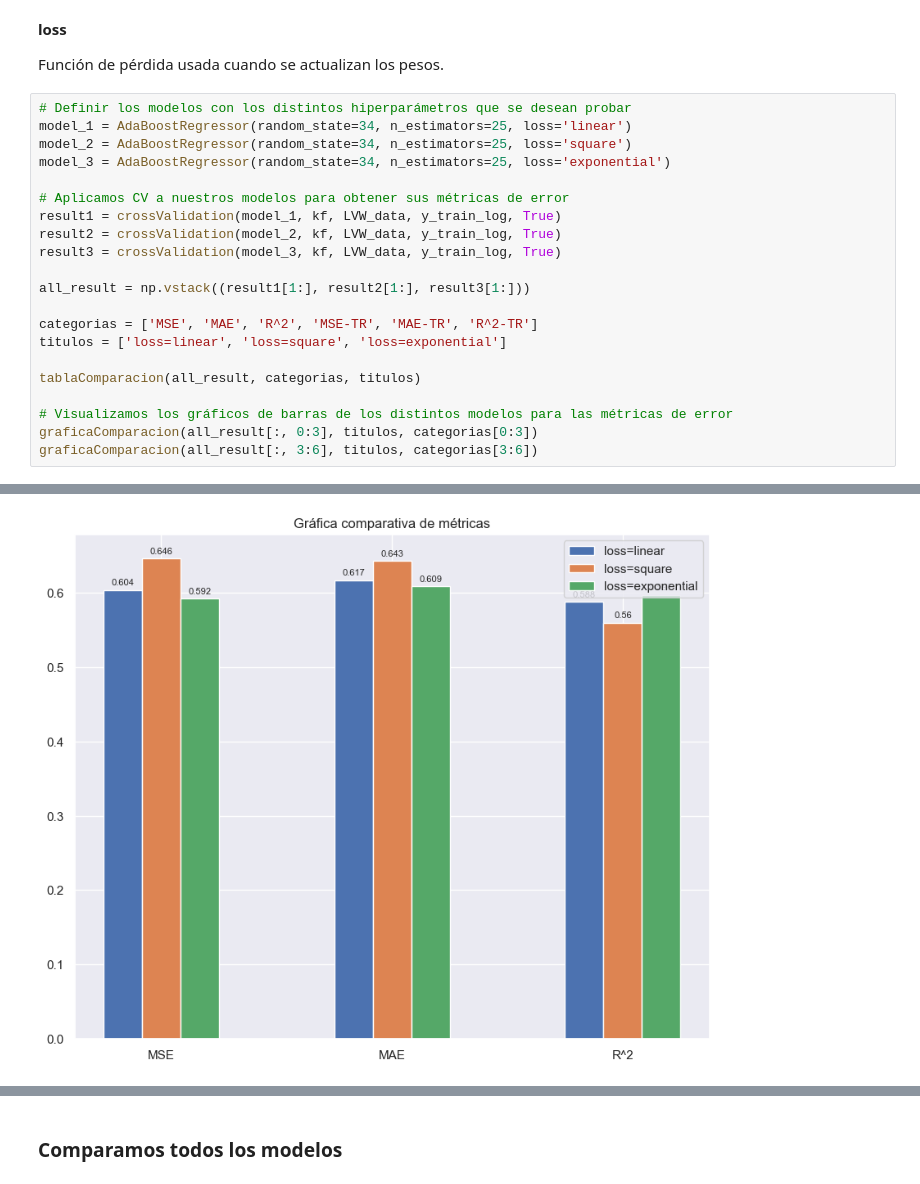
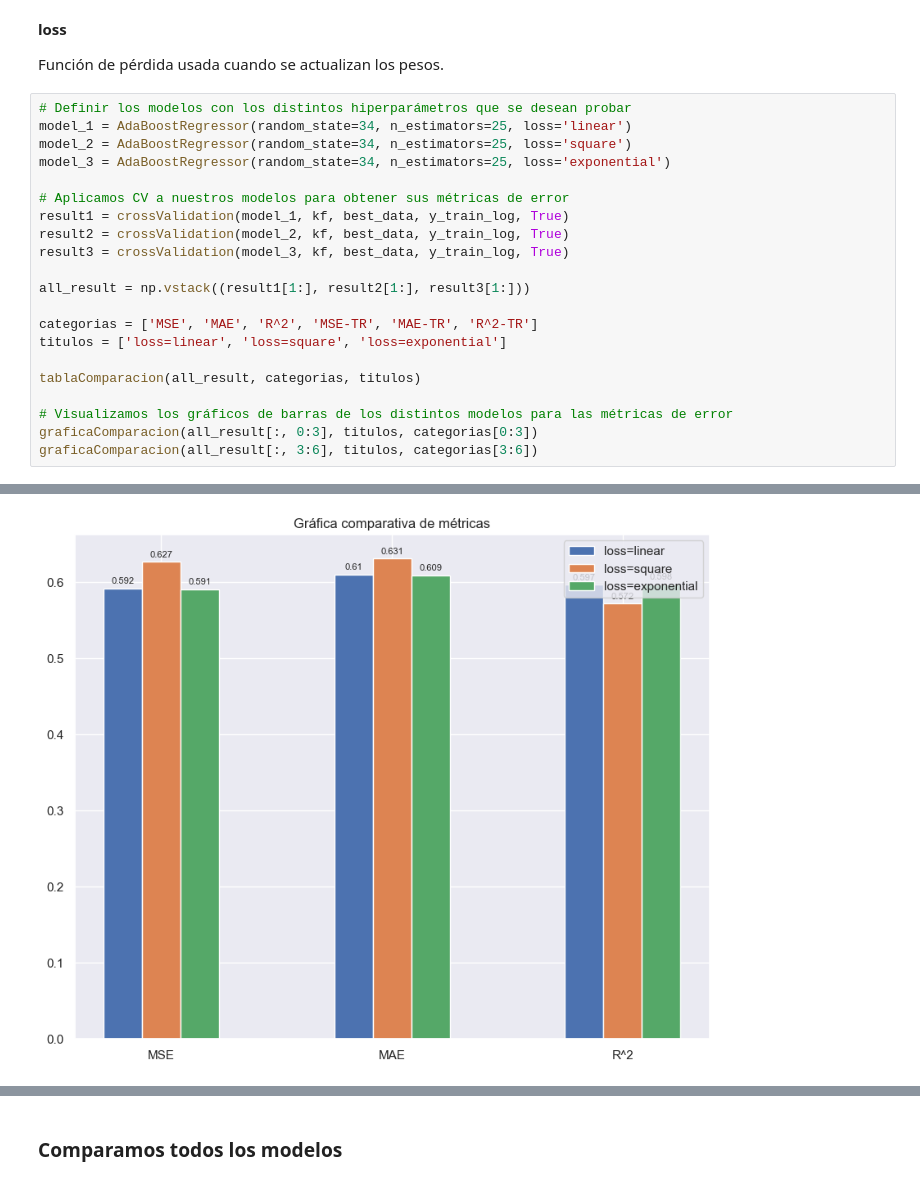
Before and after one commit to JMMelcrack/Predictive-models-applied-to-the-analysis-of-professional-footballers-wages, a Jupyter notebook: FeatureSelection.ipynb, the cells around one changed output, grey strips where cells are left out. Cells and saved outputs as stored; diff of their text form.

```diff
--- a/FeatureSelection.ipynb
+++ b/FeatureSelection.ipynb
@@ -2040,9 +2049,9 @@ model_2 = AdaBoostRegressor(random_state=34, n_estimators=25, loss='square')
 model_3 = AdaBoostRegressor(random_state=34, n_estimators=25, loss='exponential')
 
 # Aplicamos CV a nuestros modelos para obtener sus métricas de error
-result1 = crossValidation(model_1, kf, LVW_data, y_train_log, True)
-result2 = crossValidation(model_2, kf, LVW_data, y_train_log, True)
-result3 = crossValidation(model_3, kf, LVW_data, y_train_log, True)
+result1 = crossValidation(model_1, kf, best_data, y_train_log, True)
+result2 = crossValidation(model_2, kf, best_data, y_train_log, True)
+result3 = crossValidation(model_3, kf, best_data, y_train_log, True)
 
 all_result = np.vstack((result1[1:], result2[1:], result3[1:]))
 
@@ -2072,2 +2081,2 @@ graficaComparacion(all_result[:, 3:6], titulos, categorias[3:6])
 ╘═════════════════════╧═══════════════╧═══════════════╧════════════════════╛
-[figure, old version]
+[figure, new version]
```
Also changed, not shown: parts of 15 cells of this notebook.
